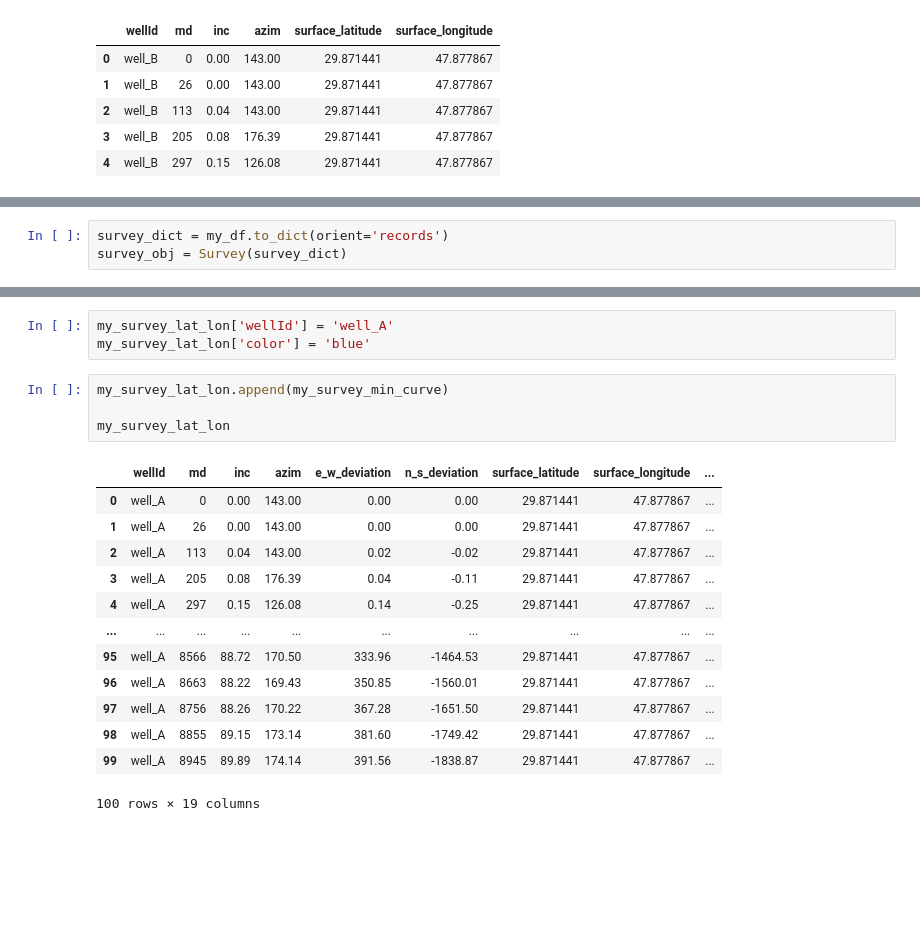
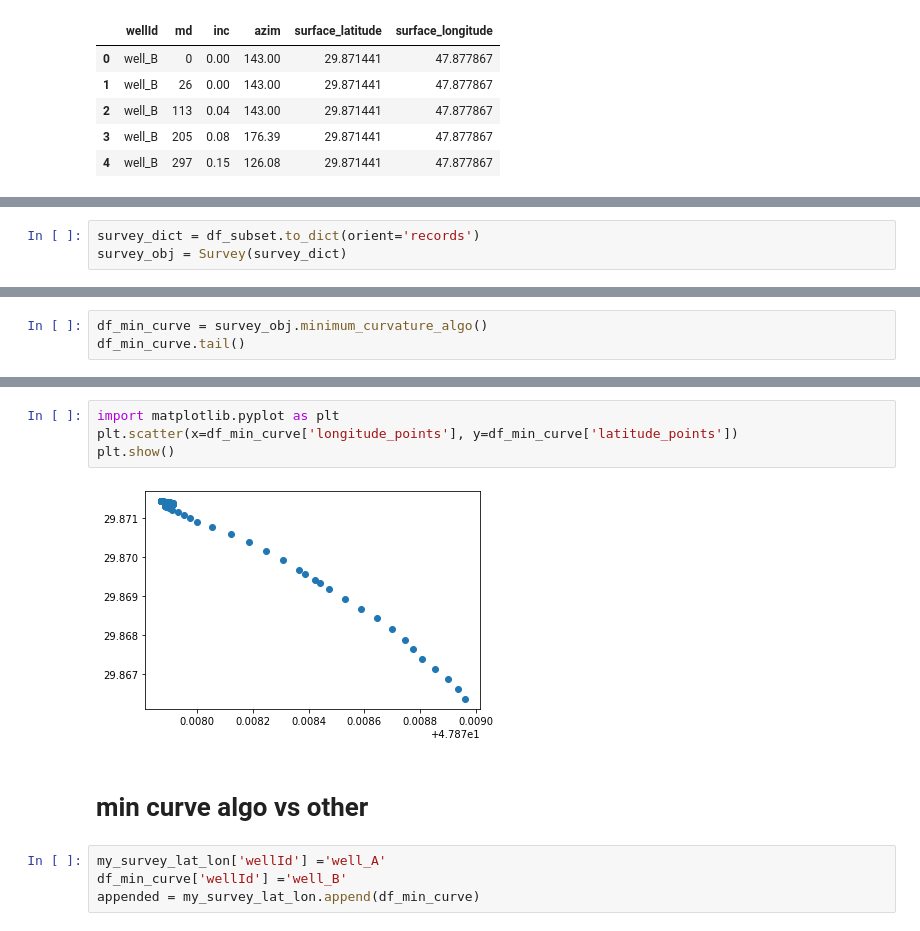
Before and after one commit to bpamos/welltrajconvert, a Jupyter notebook: notebook/Lat Long Conversion .ipynb, the cells around one changed output, grey strips where cells are left out. Cells and saved outputs as stored; diff of their text form; blank space fills up the shorter version.

```diff
--- a/notebook/Lat Long Conversion .ipynb
+++ b/notebook/Lat Long Conversion .ipynb
@@ -385,3 +134,3 @@ my_df.tail()
 # %%
-survey_dict = my_df.to_dict(orient='records')
+survey_dict = df_subset.to_dict(orient='records')
 survey_obj = Survey(survey_dict)
@@ -396,0 +137,3 @@ converted adjusted x and y back to lat long
+# %%
+df_min_curve = survey_obj.minimum_curvature_algo()
+df_min_curve.tail()
@@ -397,21 +149,12 @@ converted adjusted x and y back to lat long
+# %%
+import matplotlib.pyplot as plt
+plt.scatter(x=df_min_curve['longitude_points'], y=df_min_curve['latitude_points'])
+plt.show()
+# %% [output]
+[figure, added]
+# %% [markdown]
+# min curve algo vs other
 # %%
-my_survey_lat_lon['wellId'] = 'well_A'
-my_survey_lat_lon['color'] = 'blue'
+my_survey_lat_lon['wellId'] ='well_A'
+df_min_curve['wellId'] ='well_B'
+appended = my_survey_lat_lon.append(df_min_curve)
-# %%
-my_survey_lat_lon.append(my_survey_min_curve)
-
-my_survey_lat_lon
-# %% [output]
-|  | wellId | md | inc | azim | e_w_deviation | n_s_deviation | surface_latitude | surface_longitude | ... |
-| 0 | well_A | 0 | 0.00 | 143.00 | 0.00 | 0.00 | 29.871441 | 47.877867 | ... |
-| 1 | well_A | 26 | 0.00 | 143.00 | 0.00 | 0.00 | 29.871441 | 47.877867 | ... |
-| 2 | well_A | 113 | 0.04 | 143.00 | 0.02 | -0.02 | 29.871441 | 47.877867 | ... |
-| 3 | well_A | 205 | 0.08 | 176.39 | 0.04 | -0.11 | 29.871441 | 47.877867 | ... |
-| 4 | well_A | 297 | 0.15 | 126.08 | 0.14 | -0.25 | 29.871441 | 47.877867 | ... |
-| ... | ... | ... | ... | ... | ... | ... | ... | ... | ... |
-| 95 | well_A | 8566 | 88.72 | 170.50 | 333.96 | -1464.53 | 29.871441 | 47.877867 | ... |
-| 96 | well_A | 8663 | 88.22 | 169.43 | 350.85 | -1560.01 | 29.871441 | 47.877867 | ... |
-| 97 | well_A | 8756 | 88.26 | 170.22 | 367.28 | -1651.50 | 29.871441 | 47.877867 | ... |
-| 98 | well_A | 8855 | 89.15 | 173.14 | 381.60 | -1749.42 | 29.871441 | 47.877867 | ... |
-| 99 | well_A | 8945 | 89.89 | 174.14 | 391.56 | -1838.87 | 29.871441 | 47.877867 | ... |
-100 rows × 19 columns
```
Also changed, not shown: parts of 17 cells of this notebook.
